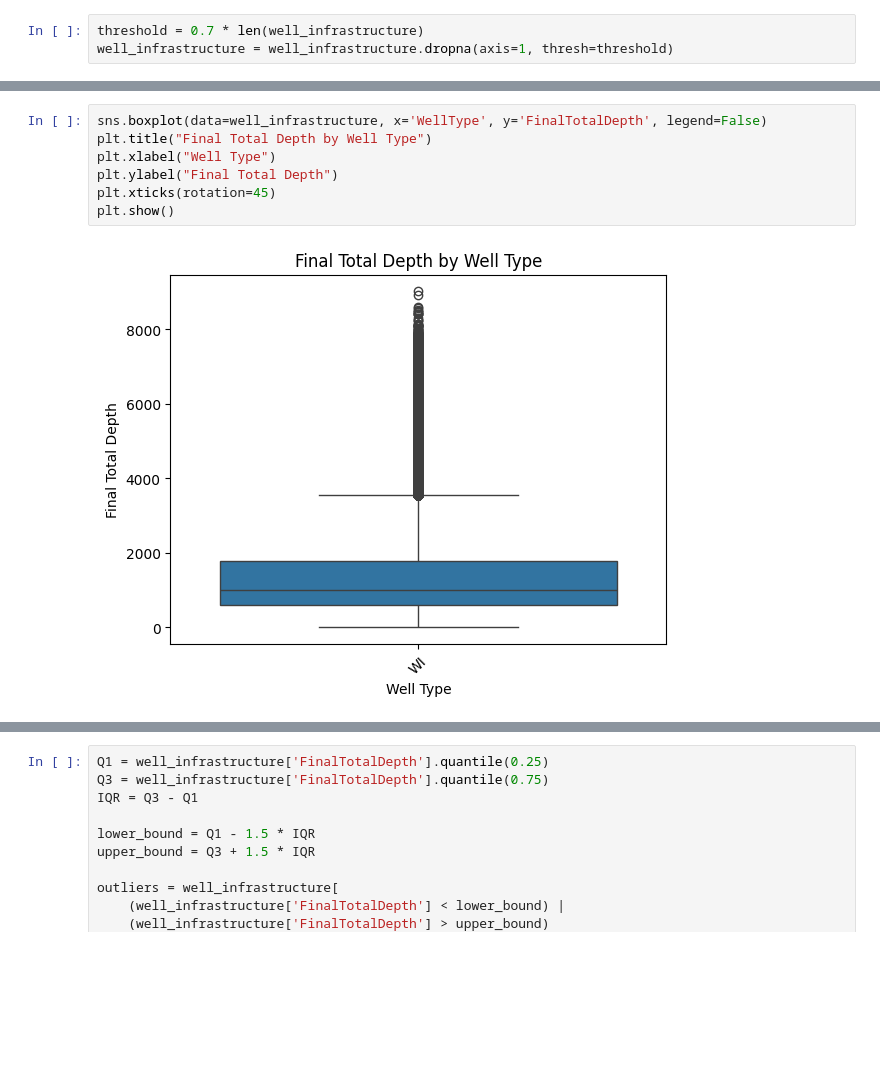
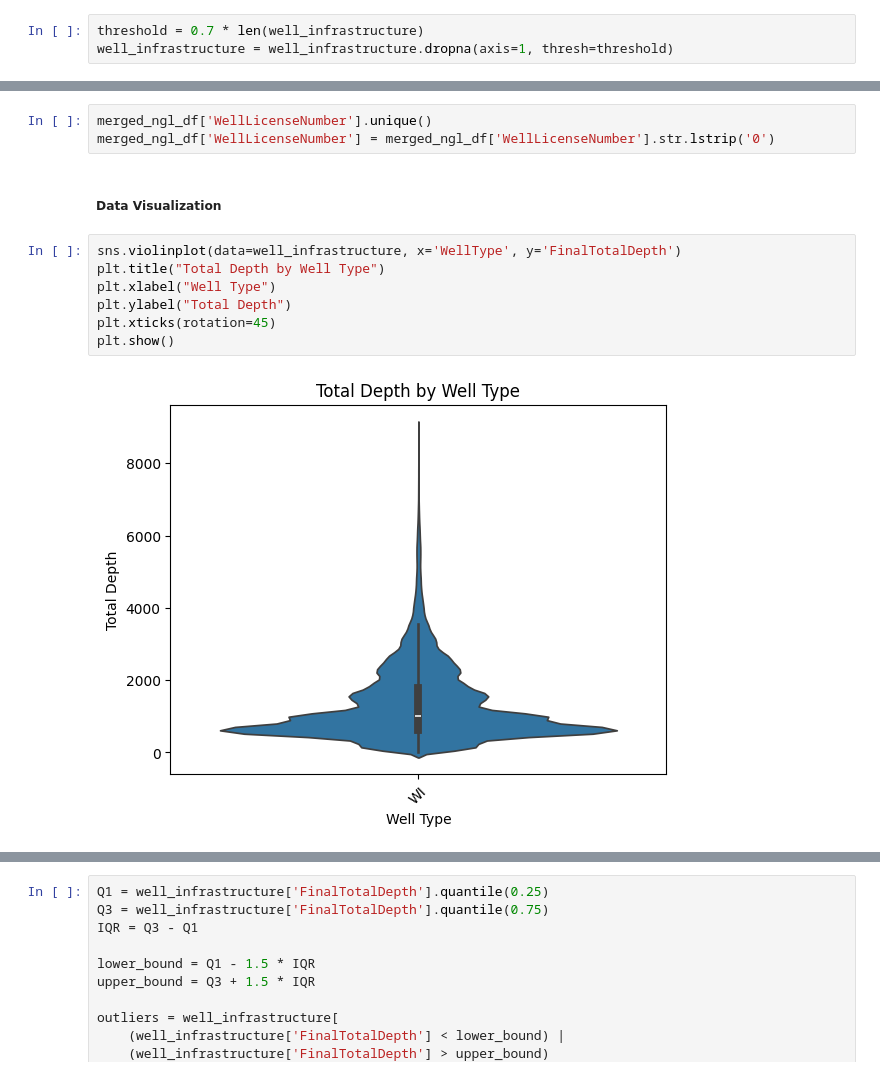
Before and after one commit to itadityaa/data-science, a Jupyter notebook: DA/oil_data_exploration/trials.ipynb, the cells around one changed output, grey strips where cells are left out. Cells and saved outputs as stored; diff of their text form; blank space fills up the shorter version.

```diff
--- a/DA/oil_data_exploration/trials.ipynb
+++ b/DA/oil_data_exploration/trials.ipynb
@@ -167,9 +197,14 @@ well_infrastructure = well_infrastructure.dropna(axis=1, thresh=threshold)
+# %%
+merged_ngl_df['WellLicenseNumber'].unique()
+merged_ngl_df['WellLicenseNumber'] = merged_ngl_df['WellLicenseNumber'].str.lstrip('0')
+# %% [markdown]
+##### Data Visualization
 # %%
-sns.boxplot(data=well_infrastructure, x='WellType', y='FinalTotalDepth', legend=False)
-plt.title("Final Total Depth by Well Type")
+sns.violinplot(data=well_infrastructure, x='WellType', y='FinalTotalDepth')
+plt.title("Total Depth by Well Type")
 plt.xlabel("Well Type")
-plt.ylabel("Final Total Depth")
+plt.ylabel("Total Depth")
 plt.xticks(rotation=45)
 plt.show()
 # %% [output]
-[figure, old version]
+[figure, new version]
```
Also changed, not shown: parts of 25 cells of this notebook.
